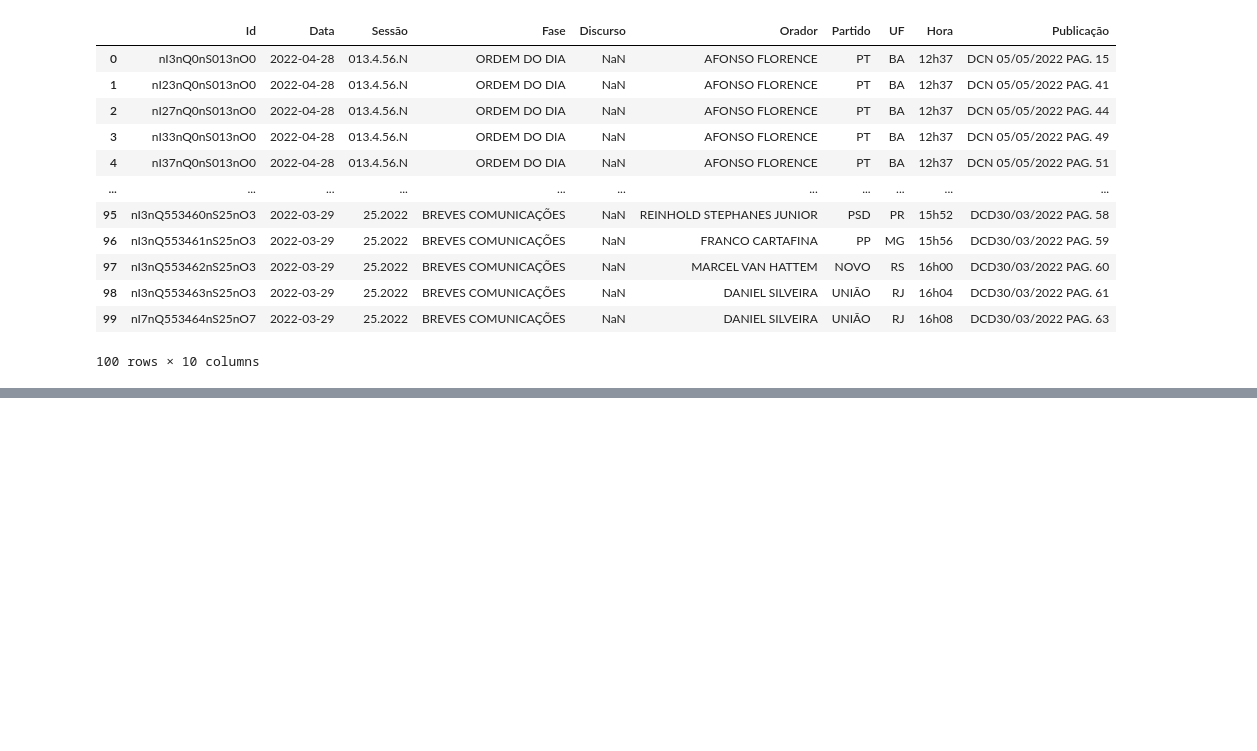
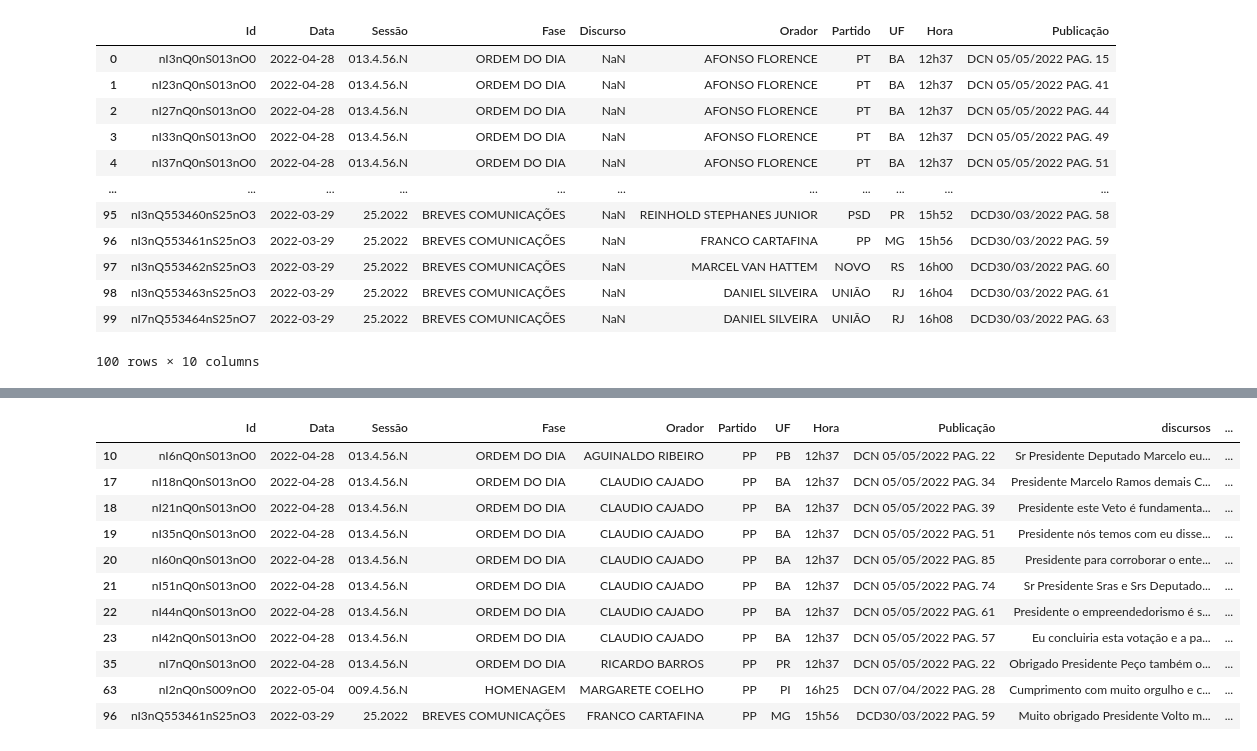
Before and after one commit to samilagarrido/OpenSpeech, a Jupyter notebook: analises.ipynb, the cells around one changed output, grey strips where cells are left out. Saved outputs shown, nothing was run; the diff lists cells and outputs as text; code cells hidden in the pictures; blank space fills up the shorter version.

```diff
--- a/analises.ipynb
+++ b/analises.ipynb
@@ -58,0 +66,19 @@ dataset_geral
+# %%
+discursos_partidos = []
+for i in partidos:
+    discursos_partidos.append(dataset_geral[dataset_geral['Partido'] == i])
+# %%
+discursos_partidos[1]
+# %% [output]
+|  | Id | Data | Sessão | Fase | Orador | Partido | UF | Hora | Publicação | discursos | ... |
+| 10 | nI6nQ0nS013nO0 | 2022-04-28 | 013.4.56.N | ORDEM DO DIA | AGUINALDO RIBEIRO | PP | PB | 12h37 | DCN 05/05/2022 PAG. 22 | Sr Presidente Deputado Marcelo eu... | ... |
+| 17 | nI18nQ0nS013nO0 | 2022-04-28 | 013.4.56.N | ORDEM DO DIA | CLAUDIO CAJADO | PP | BA | 12h37 | DCN 05/05/2022 PAG. 34 | Presidente Marcelo Ramos demais C... | ... |
+| 18 | nI21nQ0nS013nO0 | 2022-04-28 | 013.4.56.N | ORDEM DO DIA | CLAUDIO CAJADO | PP | BA | 12h37 | DCN 05/05/2022 PAG. 39 | Presidente este Veto é fundamenta... | ... |
+| 19 | nI35nQ0nS013nO0 | 2022-04-28 | 013.4.56.N | ORDEM DO DIA | CLAUDIO CAJADO | PP | BA | 12h37 | DCN 05/05/2022 PAG. 51 | Presidente nós temos com eu disse... | ... |
+| 20 | nI60nQ0nS013nO0 | 2022-04-28 | 013.4.56.N | ORDEM DO DIA | CLAUDIO CAJADO | PP | BA | 12h37 | DCN 05/05/2022 PAG. 85 | Presidente para corroborar o ente... | ... |
+| 21 | nI51nQ0nS013nO0 | 2022-04-28 | 013.4.56.N | ORDEM DO DIA | CLAUDIO CAJADO | PP | BA | 12h37 | DCN 05/05/2022 PAG. 74 | Sr Presidente Sras e Srs Deputado... | ... |
+| 22 | nI44nQ0nS013nO0 | 2022-04-28 | 013.4.56.N | ORDEM DO DIA | CLAUDIO CAJADO | PP | BA | 12h37 | DCN 05/05/2022 PAG. 61 | Presidente o empreendedorismo é s... | ... |
+| 23 | nI42nQ0nS013nO0 | 2022-04-28 | 013.4.56.N | ORDEM DO DIA | CLAUDIO CAJADO | PP | BA | 12h37 | DCN 05/05/2022 PAG. 57 | Eu concluiria esta votação e a pa... | ... |
+| 35 | nI7nQ0nS013nO0 | 2022-04-28 | 013.4.56.N | ORDEM DO DIA | RICARDO BARROS | PP | PR | 12h37 | DCN 05/05/2022 PAG. 22 | Obrigado Presidente Peço também o... | ... |
+| 63 | nI2nQ0nS009nO0 | 2022-05-04 | 009.4.56.N | HOMENAGEM | MARGARETE COELHO | PP | PI | 16h25 | DCN 07/04/2022 PAG. 28 | Cumprimento com muito orgulho e c... | ... |
+| 96 | nI3nQ553461nS25nO3 | 2022-03-29 | 25.2022 | BREVES COMUNICAÇÕES | FRANCO CARTAFINA | PP | MG | 15h56 | DCD30/03/2022 PAG. 59 | Muito obrigado Presidente Volto m... | ... |
```
Also changed, not shown: parts of 8 cells of this notebook.
